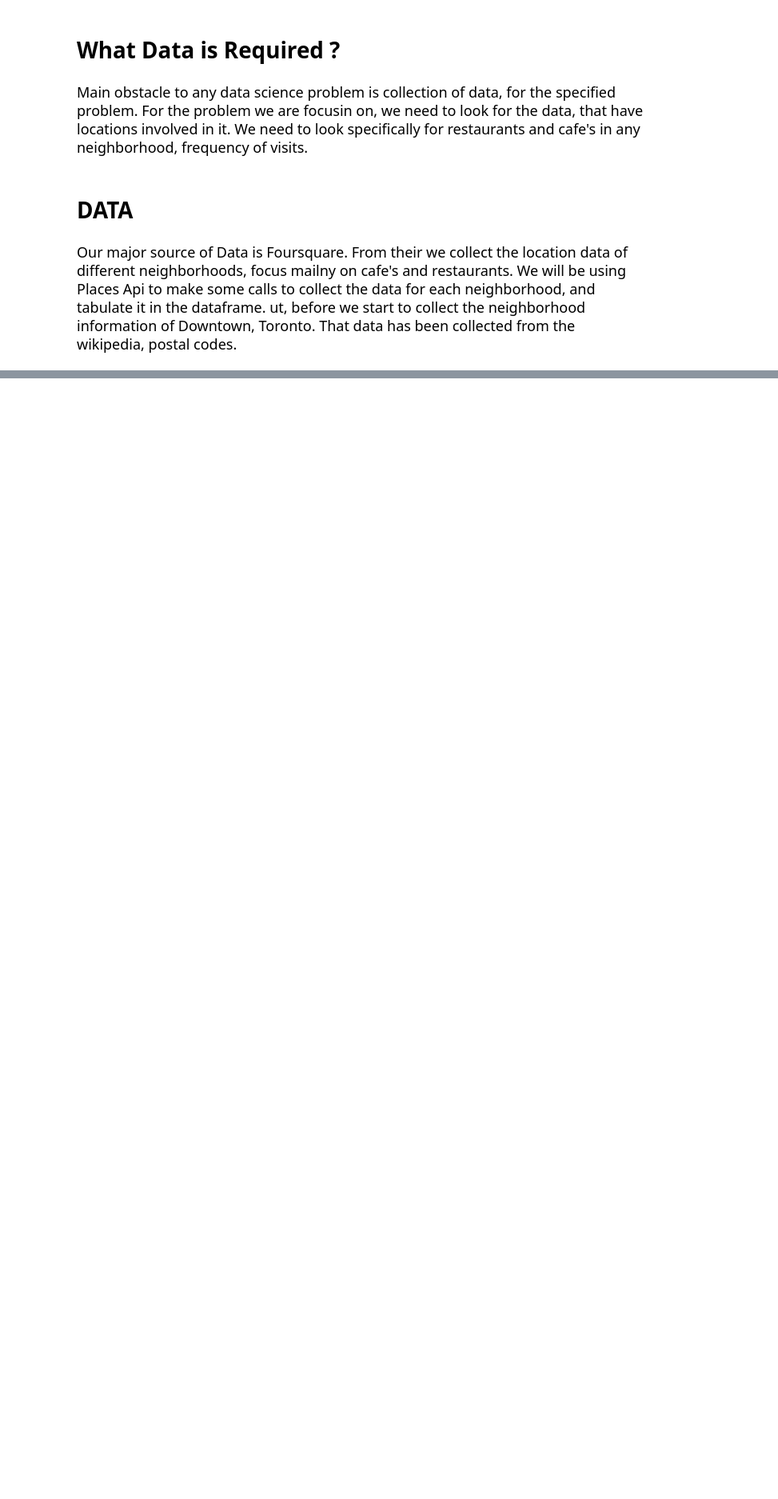
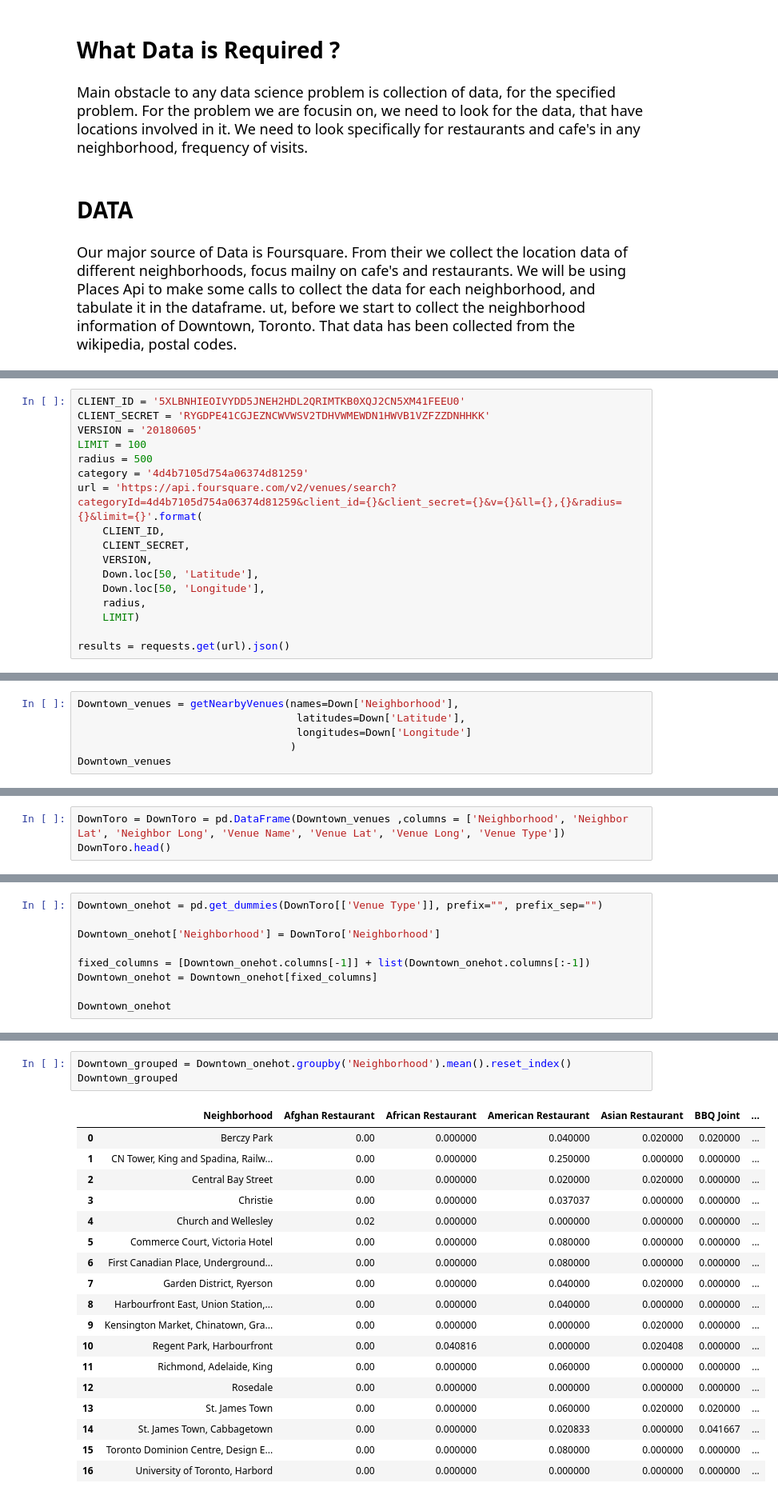
Before and after one commit to Anupam-J/Coursera_Capstone, a Jupyter notebook: Best location for a Restaurant in Downtown Toronto.ipynb, the cells around one changed output, grey strips where cells are left out. Shown at 80% size. Drawn from its saved outputs; the diff is of its cells as text; blank space fills up the shorter version.

```diff
--- a/Best location for a Restaurant in Downtown Toronto.ipynb
+++ b/Best location for a Restaurant in Downtown Toronto.ipynb
@@ -18,0 +158,17 @@
+# %%
+CLIENT_ID = '5XLBNHIEOIVYDD5JNEH2HDL2QRIMTKB0XQJ2CN5XM41FEEU0'
+CLIENT_SECRET = 'RYGDPE41CGJEZNCWVWSV2TDHVWMEWDN1HWVB1VZFZZDNHHKK'
+VERSION = '20180605'
+LIMIT = 100
+radius = 500
+category = '4d4b7105d754a06374d81259'
+url = 'https://api.foursquare.com/v2/venues/search?categoryId=4d4b7105d754a06374d81259&client_id={}&client_secret={}&v={}&ll={},{}&radius={}&limit={}'.format(
+    CLIENT_ID,
+    CLIENT_SECRET,
+    VERSION,
+    Down.loc[50, 'Latitude'],
+    Down.loc[50, 'Longitude'],
+    radius,
+    LIMIT)
+
+results = requests.get(url).json()
@@ -18,0 +220,6 @@
+# %%
+Downtown_venues = getNearbyVenues(names=Down['Neighborhood'],
+                                   latitudes=Down['Latitude'],
+                                   longitudes=Down['Longitude']
+                                  )
+Downtown_venues
@@ -18,0 +261,3 @@
+# %%
+DownToro = DownToro = pd.DataFrame(Downtown_venues ,columns = ['Neighborhood', 'Neighbor Lat', 'Neighbor Long', 'Venue Name', 'Venue Lat', 'Venue Long', 'Venue Type'])
+DownToro.head()
@@ -18,0 +297,9 @@
+# %%
+Downtown_onehot = pd.get_dummies(DownToro[['Venue Type']], prefix="", prefix_sep="")
+
+Downtown_onehot['Neighborhood'] = DownToro['Neighborhood']
+
+fixed_columns = [Downtown_onehot.columns[-1]] + list(Downtown_onehot.columns[:-1])
+Downtown_onehot = Downtown_onehot[fixed_columns]
+
+Downtown_onehot
@@ -18,0 +324,22 @@
+# %%
+Downtown_grouped = Downtown_onehot.groupby('Neighborhood').mean().reset_index()
+Downtown_grouped
+# %% [output]
+|  | Neighborhood | Afghan Restaurant | African Restaurant | American Restaurant | Asian Restaurant | BBQ Joint | ... |
+| 0 | Berczy Park | 0.00 | 0.000000 | 0.040000 | 0.020000 | 0.020000 | ... |
+| 1 | CN Tower, King and Spadina, Railw... | 0.00 | 0.000000 | 0.250000 | 0.000000 | 0.000000 | ... |
+| 2 | Central Bay Street | 0.00 | 0.000000 | 0.020000 | 0.020000 | 0.000000 | ... |
+| 3 | Christie | 0.00 | 0.000000 | 0.037037 | 0.000000 | 0.000000 | ... |
+| 4 | Church and Wellesley | 0.02 | 0.000000 | 0.000000 | 0.000000 | 0.000000 | ... |
+| 5 | Commerce Court, Victoria Hotel | 0.00 | 0.000000 | 0.080000 | 0.000000 | 0.000000 | ... |
+| 6 | First Canadian Place, Underground... | 0.00 | 0.000000 | 0.080000 | 0.000000 | 0.000000 | ... |
+| 7 | Garden District, Ryerson | 0.00 | 0.000000 | 0.040000 | 0.020000 | 0.000000 | ... |
+| 8 | Harbourfront East, Union Station,... | 0.00 | 0.000000 | 0.040000 | 0.000000 | 0.000000 | ... |
+| 9 | Kensington Market, Chinatown, Gra... | 0.00 | 0.000000 | 0.000000 | 0.020000 | 0.000000 | ... |
+| 10 | Regent Park, Harbourfront | 0.00 | 0.040816 | 0.000000 | 0.020408 | 0.000000 | ... |
+| 11 | Richmond, Adelaide, King | 0.00 | 0.000000 | 0.060000 | 0.000000 | 0.000000 | ... |
+| 12 | Rosedale | 0.00 | 0.000000 | 0.000000 | 0.000000 | 0.000000 | ... |
+| 13 | St. James Town | 0.00 | 0.000000 | 0.060000 | 0.020000 | 0.020000 | ... |
+| 14 | St. James Town, Cabbagetown | 0.00 | 0.000000 | 0.020833 | 0.000000 | 0.041667 | ... |
+| 15 | Toronto Dominion Centre, Design E... | 0.00 | 0.000000 | 0.080000 | 0.000000 | 0.000000 | ... |
+| 16 | University of Toronto, Harbord | 0.00 | 0.000000 | 0.000000 | 0.000000 | 0.000000 | ... |
```
Also changed, not shown: parts of 26 cells of this notebook.
